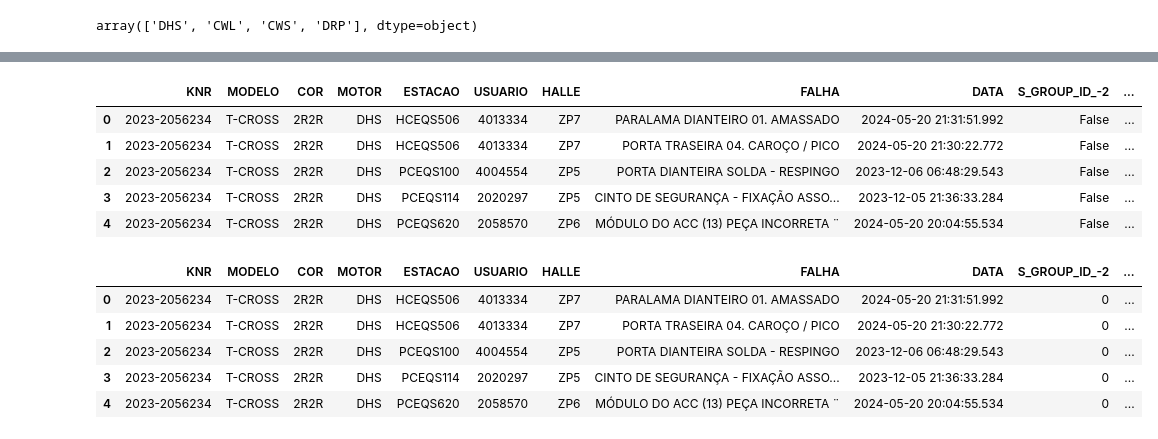
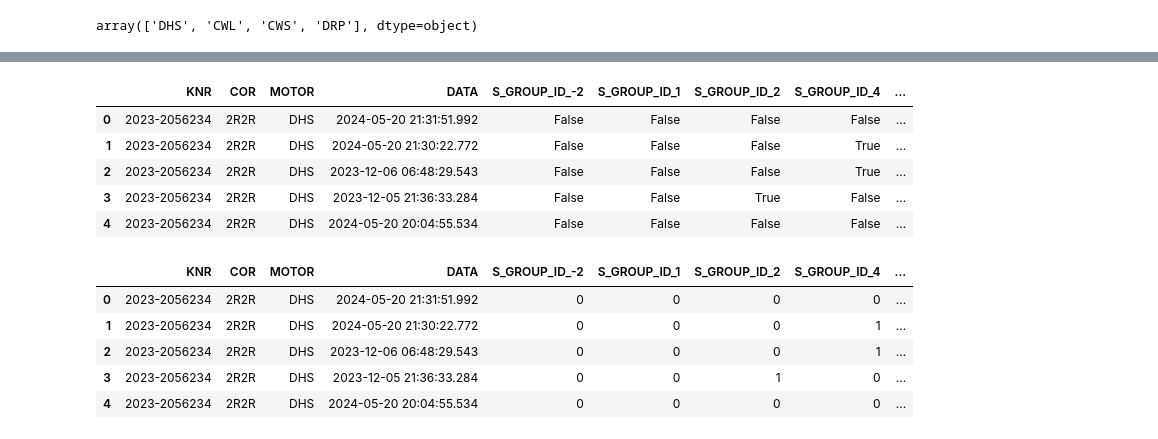
Before and after one commit to Inteli-College/2024-2A-T08-EC07-G01, a Jupyter notebook: src/models/notebooks/exploracao_falhas.ipynb, the cells around one changed output, grey strips where cells are left out. Drawn from its saved outputs; the diff is of its cells as text; code cells hidden in the pictures.

Commit message:
feat/end_exploracao_falhas

```diff
--- a/src/models/notebooks/exploracao_falhas.ipynb
+++ b/src/models/notebooks/exploracao_falhas.ipynb
@@ -178,26 +187,24 @@ df_one_hot.drop('USUARIO', axis=1, inplace=True)
 # %%
 # Mudando a coluna S_GROUP_ID usando o one hot encoding
-df_one_hot = pd.get_dummies(df_atualizado, columns=['S_GROUP_ID'])
+df_one_hot = pd.get_dummies(df_one_hot, columns=['S_GROUP_ID'])
 df_one_hot.head()
 # %% [output]
-|  | KNR | MODELO | COR | MOTOR | ESTACAO | USUARIO | HALLE | FALHA | DATA | S_GROUP_ID_-2 | ... |
-| 0 | 2023-2056234 | T-CROSS | 2R2R | DHS | HCEQS506 | 4013334 | ZP7 | PARALAMA DIANTEIRO 01. AMASSADO | 2024-05-20 21:31:51.992 | False | ... |
-| 1 | 2023-2056234 | T-CROSS | 2R2R | DHS | HCEQS506 | 4013334 | ZP7 | PORTA TRASEIRA 04. CAROÇO / PICO | 2024-05-20 21:30:22.772 | False | ... |
-| 2 | 2023-2056234 | T-CROSS | 2R2R | DHS | PCEQS100 | 4004554 | ZP5 | PORTA DIANTEIRA SOLDA - RESPINGO | 2023-12-06 06:48:29.543 | False | ... |
-| 3 | 2023-2056234 | T-CROSS | 2R2R | DHS | PCEQS114 | 2020297 | ZP5 | CINTO DE SEGURANÇA - FIXAÇÃO ASSO... | 2023-12-05 21:36:33.284 | False | ... |
-| 4 | 2023-2056234 | T-CROSS | 2R2R | DHS | PCEQS620 | 2058570 | ZP6 | MÓDULO DO ACC (13) PEÇA INCORRETA ¨ | 2024-05-20 20:04:55.534 | False | ... |
+|  | KNR | COR | MOTOR | DATA | S_GROUP_ID_-2 | S_GROUP_ID_1 | S_GROUP_ID_2 | S_GROUP_ID_4 | ... |
+| 0 | 2023-2056234 | 2R2R | DHS | 2024-05-20 21:31:51.992 | False | False | False | False | ... |
+| 1 | 2023-2056234 | 2R2R | DHS | 2024-05-20 21:30:22.772 | False | False | False | True | ... |
+| 2 | 2023-2056234 | 2R2R | DHS | 2023-12-06 06:48:29.543 | False | False | False | True | ... |
+| 3 | 2023-2056234 | 2R2R | DHS | 2023-12-05 21:36:33.284 | False | False | True | False | ... |
+| 4 | 2023-2056234 | 2R2R | DHS | 2024-05-20 20:04:55.534 | False | False | False | False | ... |
 # %%
 # Mudando a coluna S_GROUP_ID usando o one hot encoding
-df_one_hot = pd.get_dummies(df_atualizado, columns=['S_GROUP_ID'])
-df_one_hot.head()
 columns = ['S_GROUP_ID_-2','S_GROUP_ID_1','S_GROUP_ID_2','S_GROUP_ID_4','S_GROUP_ID_5','S_GROUP_ID_133','S_GROUP_ID_137','S_GROUP_ID_140','S_GROUP_ID_9830946']
 for column in columns:
     df_one_hot[column] = df_one_hot[column].map({True: 1 ,  False: 0 })
 df_one_hot.head()
 # %% [output]
-|  | KNR | MODELO | COR | MOTOR | ESTACAO | USUARIO | HALLE | FALHA | DATA | S_GROUP_ID_-2 | ... |
-| 0 | 2023-2056234 | T-CROSS | 2R2R | DHS | HCEQS506 | 4013334 | ZP7 | PARALAMA DIANTEIRO 01. AMASSADO | 2024-05-20 21:31:51.992 | 0 | ... |
-| 1 | 2023-2056234 | T-CROSS | 2R2R | DHS | HCEQS506 | 4013334 | ZP7 | PORTA TRASEIRA 04. CAROÇO / PICO | 2024-05-20 21:30:22.772 | 0 | ... |
-| 2 | 2023-2056234 | T-CROSS | 2R2R | DHS | PCEQS100 | 4004554 | ZP5 | PORTA DIANTEIRA SOLDA - RESPINGO | 2023-12-06 06:48:29.543 | 0 | ... |
-| 3 | 2023-2056234 | T-CROSS | 2R2R | DHS | PCEQS114 | 2020297 | ZP5 | CINTO DE SEGURANÇA - FIXAÇÃO ASSO... | 2023-12-05 21:36:33.284 | 0 | ... |
-| 4 | 2023-2056234 | T-CROSS | 2R2R | DHS | PCEQS620 | 2058570 | ZP6 | MÓDULO DO ACC (13) PEÇA INCORRETA ¨ | 2024-05-20 20:04:55.534 | 0 | ... |
+|  | KNR | COR | MOTOR | DATA | S_GROUP_ID_-2 | S_GROUP_ID_1 | S_GROUP_ID_2 | S_GROUP_ID_4 | ... |
+| 0 | 2023-2056234 | 2R2R | DHS | 2024-05-20 21:31:51.992 | 0 | 0 | 0 | 0 | ... |
+| 1 | 2023-2056234 | 2R2R | DHS | 2024-05-20 21:30:22.772 | 0 | 0 | 0 | 1 | ... |
+| 2 | 2023-2056234 | 2R2R | DHS | 2023-12-06 06:48:29.543 | 0 | 0 | 0 | 1 | ... |
+| 3 | 2023-2056234 | 2R2R | DHS | 2023-12-05 21:36:33.284 | 0 | 0 | 1 | 0 | ... |
+| 4 | 2023-2056234 | 2R2R | DHS | 2024-05-20 20:04:55.534 | 0 | 0 | 0 | 0 | ... |
```
Also changed, not shown: parts of 11 cells of this notebook, 1 other file.
